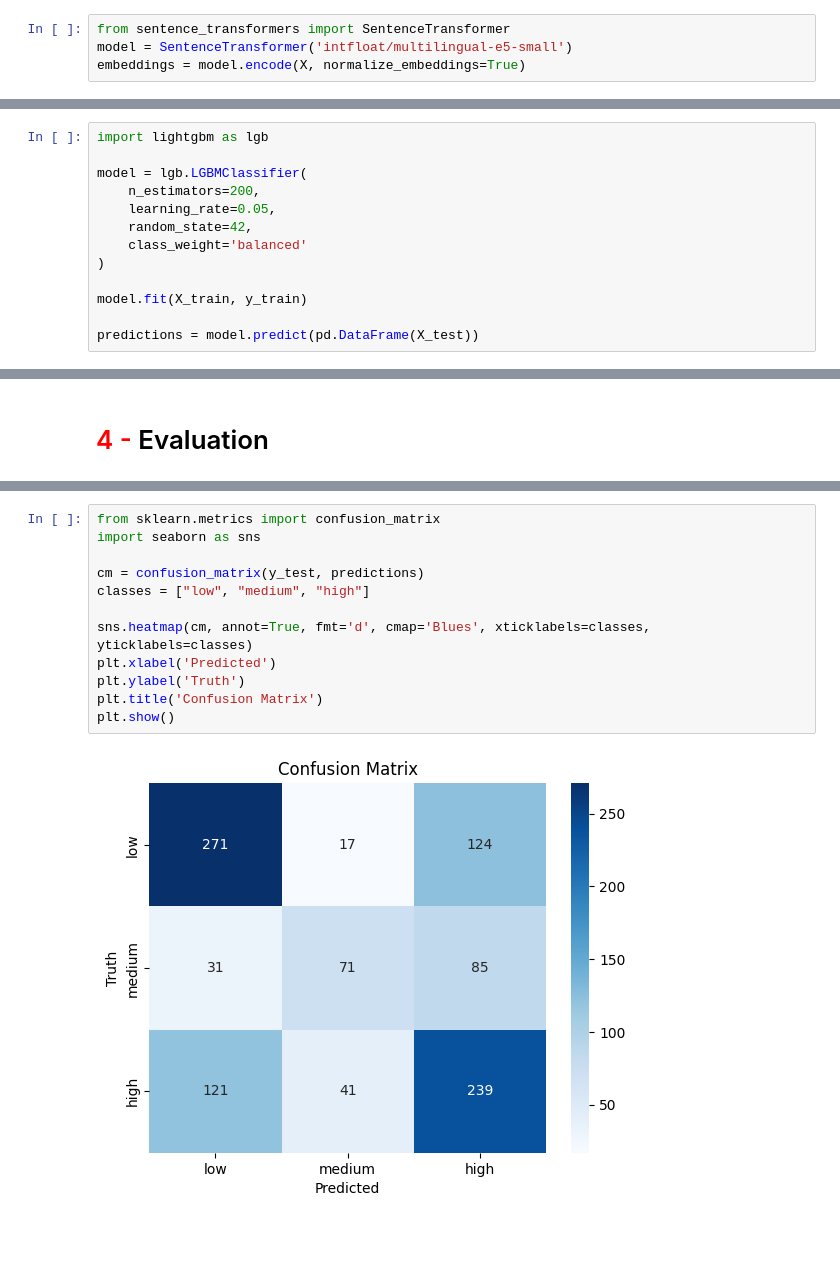
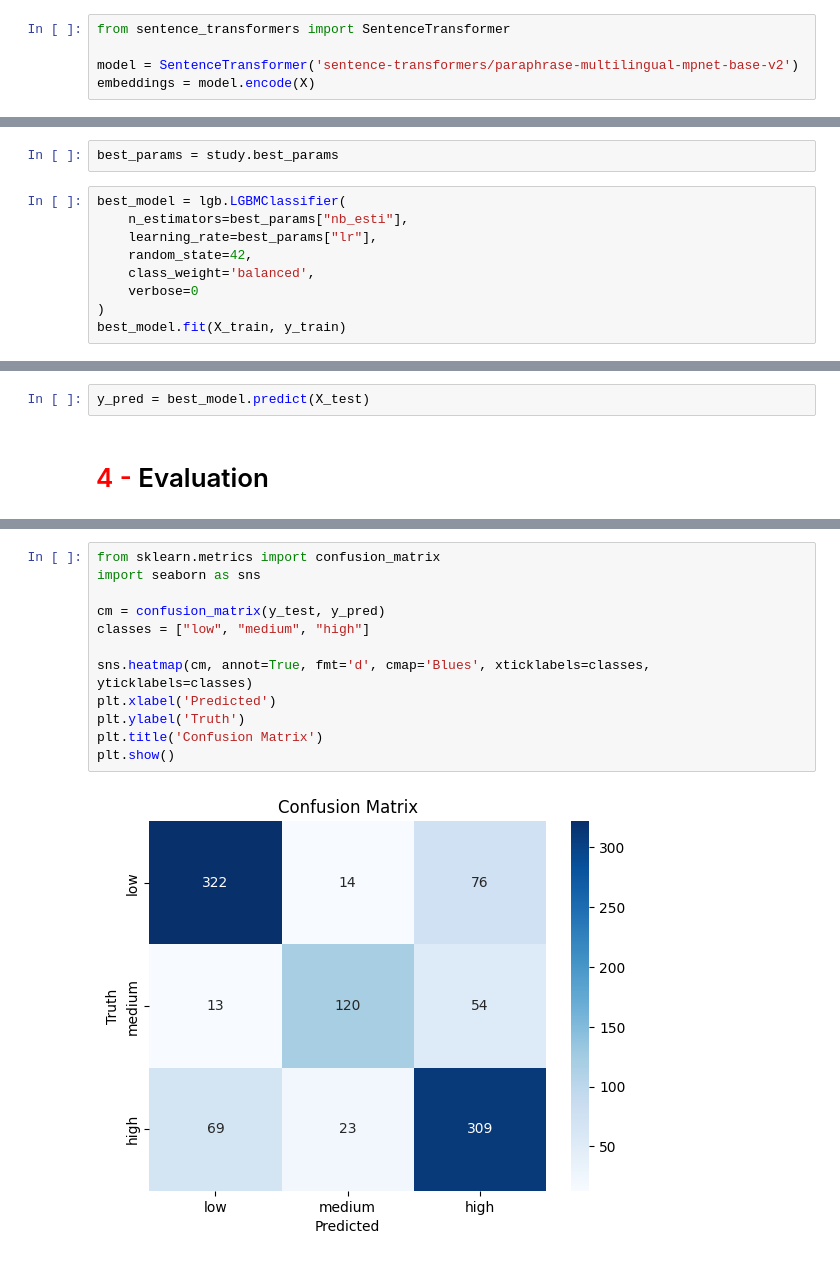
Before and after one commit to SharkSWasik/ai-ticketing-assistant, a Jupyter notebook: notebooks/priority_classification.ipynb, the cells around one changed output, grey strips where cells are left out. Saved outputs shown, nothing was run; the diff lists cells and outputs as text; blank space fills up the shorter version.

```diff
--- a/notebooks/priority_classification.ipynb
+++ b/notebooks/priority_classification.ipynb
@@ -102,5 +102,6 @@ X = (df["body"].values.astype(str) + df["queue"].values.astype(str)).reshape(-1)
 y = df["priority"].values
 # %%
 from sentence_transformers import SentenceTransformer
-model = SentenceTransformer('intfloat/multilingual-e5-small')
-embeddings = model.encode(X, normalize_embeddings=True)
+
+model = SentenceTransformer('sentence-transformers/paraphrase-multilingual-mpnet-base-v2')
+embeddings = model.encode(X)
@@ -167,14 +168,12 @@ X_train
+# %%
+best_params = study.best_params
 # %%
-import lightgbm as lgb
-
-model = lgb.LGBMClassifier(
-    n_estimators=200,
-    learning_rate=0.05,
+best_model = lgb.LGBMClassifier(
+    n_estimators=best_params["nb_esti"],
+    learning_rate=best_params["lr"],
     random_state=42,
-    class_weight='balanced'
+    class_weight='balanced',
+    verbose=0
 )
-
-model.fit(X_train, y_train)
-
-predictions = model.predict(pd.DataFrame(X_test))
+best_model.fit(X_train, y_train)
 # %% [output]
@@ -188,3 +182,5 @@ You can set `force_col_wise=true` to remove the overhead.
+# %%
+y_pred = best_model.predict(X_test)
 # %% [markdown]
 # <font color='red'>4 - </font> Evaluation
 # %%
@@ -198,14 +194,14 @@ Accuracy score is:  0.753
 # %%
 from sklearn.metrics import confusion_matrix
 import seaborn as sns
 
-cm = confusion_matrix(y_test, predictions)
+cm = confusion_matrix(y_test, y_pred)
 classes = ["low", "medium", "high"]
 
 sns.heatmap(cm, annot=True, fmt='d', cmap='Blues', xticklabels=classes, yticklabels=classes)
 plt.xlabel('Predicted')
 plt.ylabel('Truth')
 plt.title('Confusion Matrix')
 plt.show()
 # %% [output]
-[figure, old version]
+[figure, new version]
```
Also changed, not shown: parts of 6 cells of this notebook, 1 other file.
